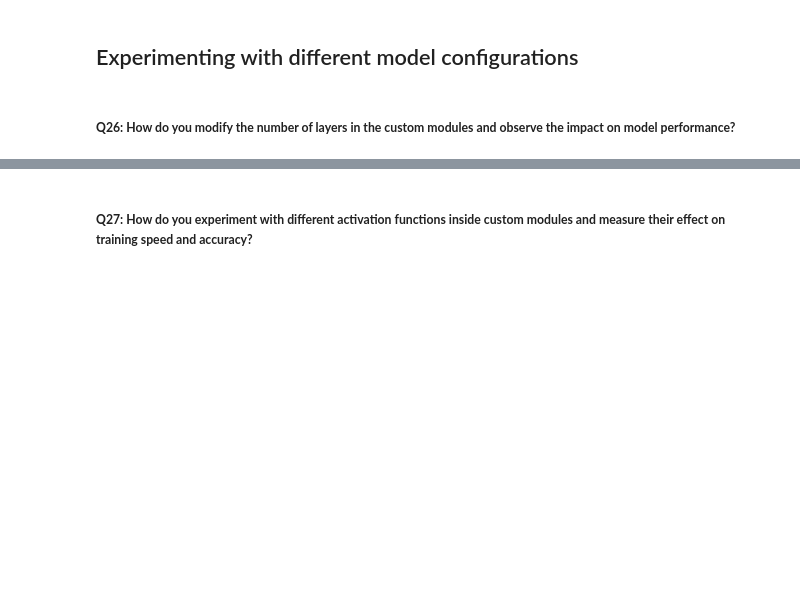
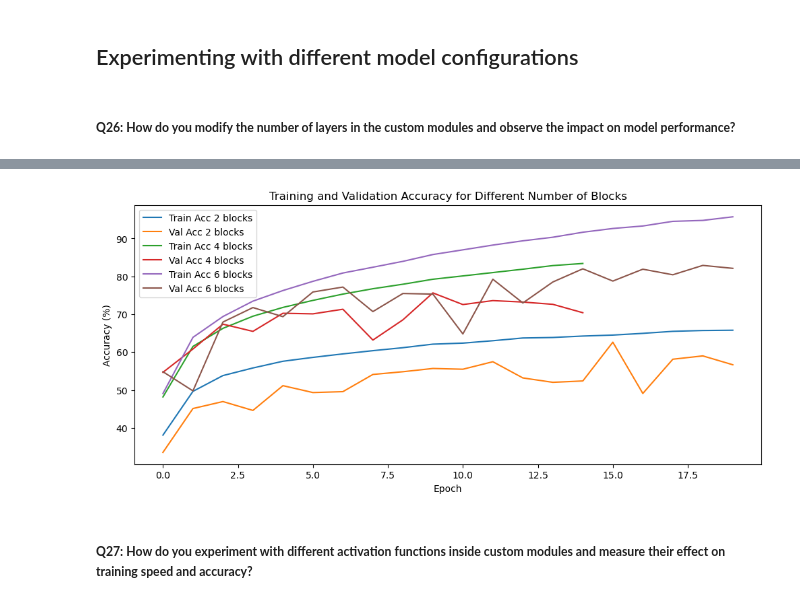
Before and after one commit to fellmir/pyTorchBasis, a Jupyter notebook: 02-advanced-projects/21_complex_models_custom_modules.ipynb, the cells around one changed output, grey strips where cells are left out. Saved outputs shown, nothing was run; the diff lists cells and outputs as text; code cells hidden in the pictures; blank space fills up the shorter version.

```diff
--- a/02-advanced-projects/21_complex_models_custom_modules.ipynb
+++ b/02-advanced-projects/21_complex_models_custom_modules.ipynb
@@ -727,2 +1050,14 @@ plt.show()
+# %%
+plt.figure(figsize=(12,5))
+for num_blocks in num_blocks_list:
+    plt.plot(results[num_blocks]['train_acc'], label=f'Train Acc {num_blocks} blocks')
+    plt.plot(results[num_blocks]['val_acc'], label=f'Val Acc {num_blocks} blocks')
+plt.xlabel('Epoch')
+plt.ylabel('Accuracy (%)')
+plt.title('Training and Validation Accuracy for Different Number of Blocks')
+plt.legend()
+plt.show()
+# %% [output]
+[figure, added]
 # %% [markdown]
 ##### **Q27: How do you experiment with different activation functions inside custom modules and measure their effect on training speed and accuracy?**
```
Also changed, not shown: parts of 29 cells of this notebook.
